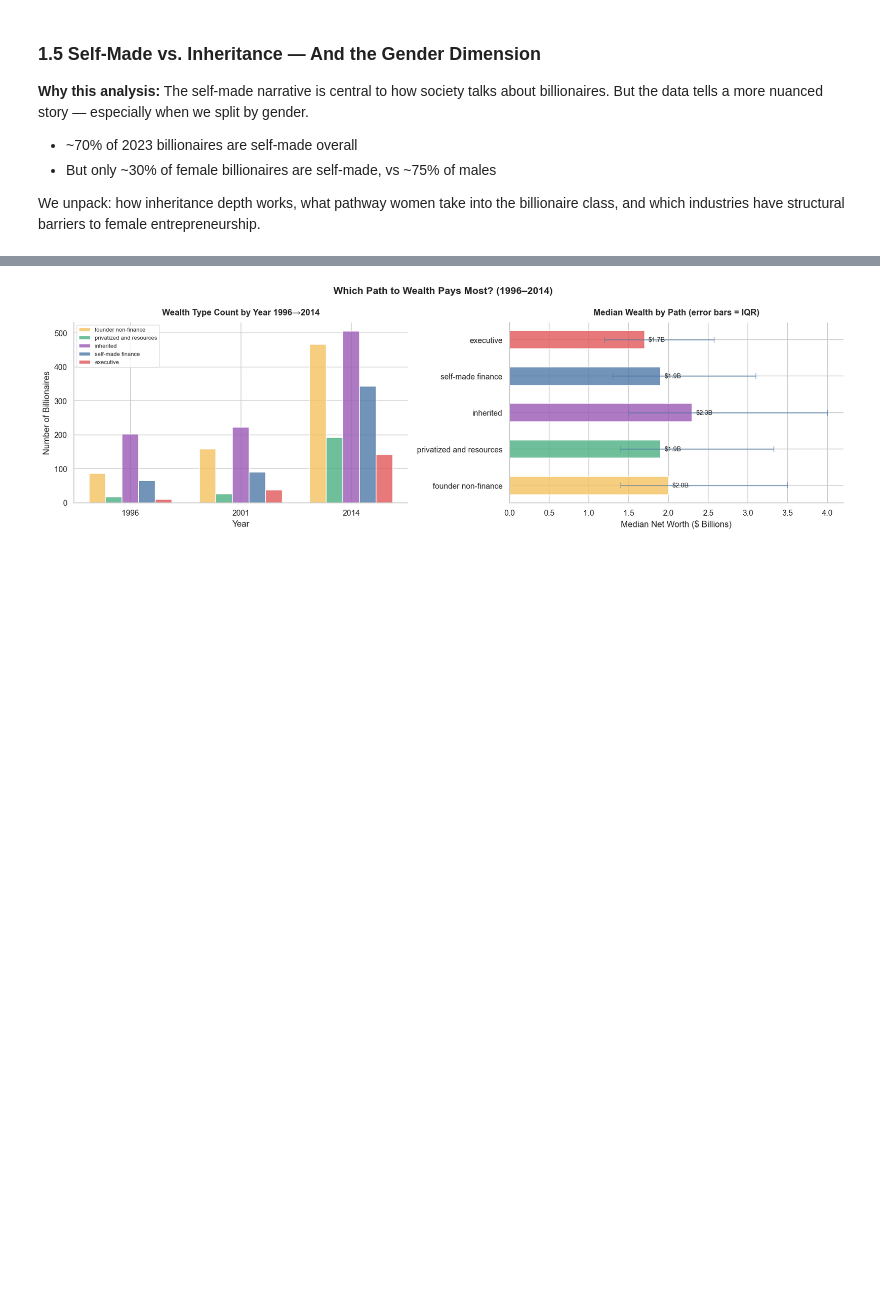
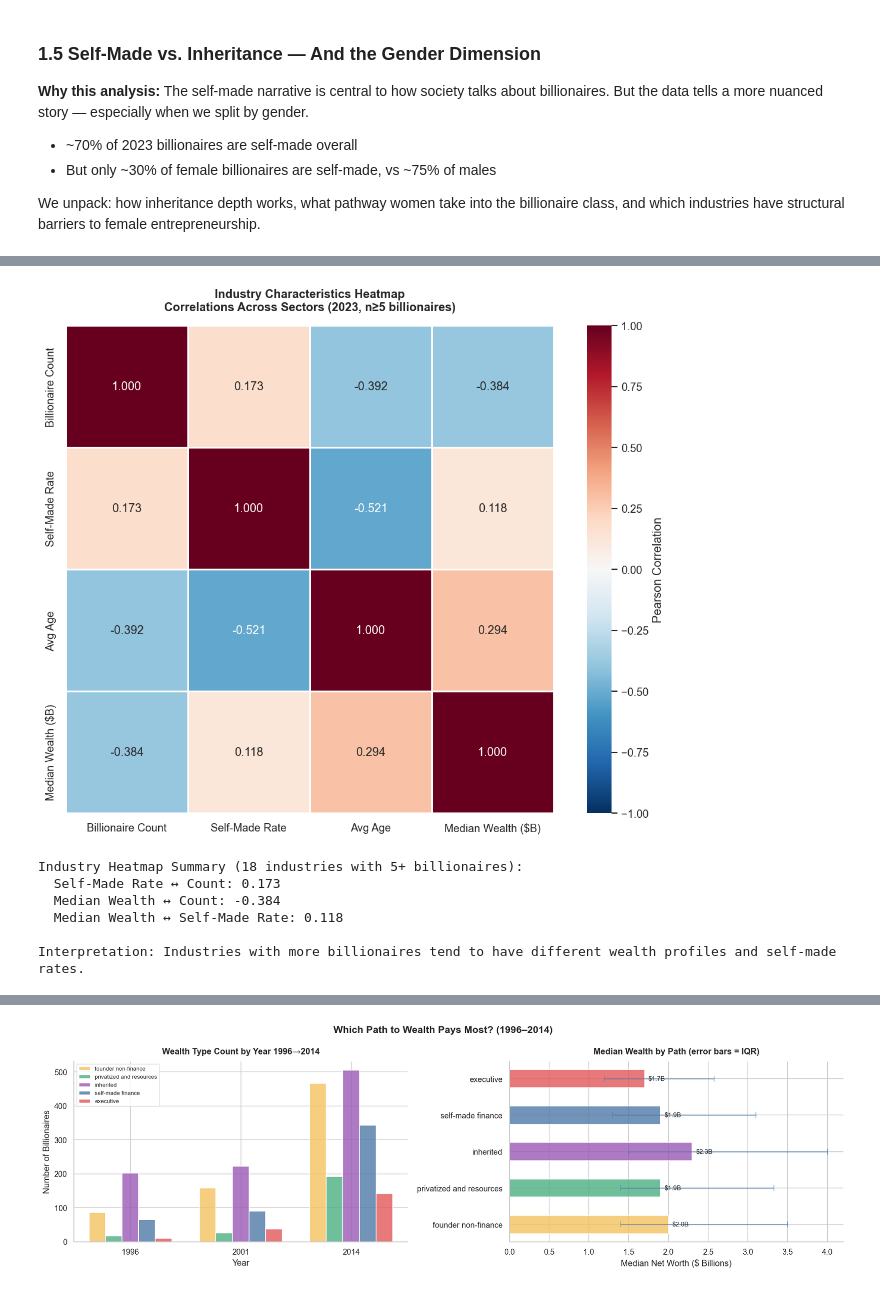
Before and after one commit to suhani-pandey/Final-Assignment_SocialDataVisualization, a Jupyter notebook: Final assignemnt.ipynb, the cells around one changed output, grey strips where cells are left out. Drawn from its saved outputs; the diff is of its cells as text; code cells hidden in the pictures; blank space fills up the shorter version.

Commit message:
only caption left to add and also some reference if necessary

```diff
--- a/Final assignemnt.ipynb
+++ b/Final assignemnt.ipynb
@@ -1473,0 +1482,56 @@ We unpack: how inheritance depth works, what pathway women take into the billion
+# %%
+# ── Industry Characteristics Heatmap ──
+import seaborn as sns
+from scipy import stats
+
+# Build industry-level metrics for correlation
+industry_metrics = df.groupby('industries').agg({
+    'finalWorth': ['count', 'median'],  # billionaire count and median wealth
+    'self_made': 'mean',                # self-made rate
+    'age': 'mean'                       # average age
+}).reset_index()
+
+# Flatten multi-level columns
+industry_metrics.columns = ['Industry', 'Billionaire Count', 'Median Wealth ($M)', 'Self-Made Rate', 'Avg Age']
+
+# Convert self-made rate to percentage (0-1 scale to 0-100)
+industry_metrics['Self-Made Rate'] = industry_metrics['Self-Made Rate'] * 100
+
+# Convert median wealth from millions to billions
+industry_metrics['Median Wealth ($B)'] = industry_metrics['Median Wealth ($M)'] / 1000
+
+# Keep only industries with 5+ billionaires (to avoid noise)
+industry_metrics = industry_metrics[industry_metrics['Billionaire Count'] >= 5].reset_index(drop=True)
+
+# Prepare data for correlation (use standardized scores for better visualization)
+corr_cols = ['Billionaire Count', 'Self-Made Rate', 'Avg Age', 'Median Wealth ($B)']
+industry_norm = industry_metrics[corr_cols].copy()
+for col in corr_cols:
+    industry_norm[col] = stats.zscore(industry_norm[col].dropna())
+
+# Calculate correlation matrix
+corr_matrix = industry_norm.corr().round(3)
+
+# Plot heatmap
+fig, ax = plt.subplots(figsize=(10, 8))
+sns.heatmap(corr_matrix, annot=True, fmt='.3f', cmap='RdBu_r', center=0,
+            cbar_kws={'label': 'Pearson Correlation'}, vmin=-1, vmax=1,
+            linewidths=1.5, linecolor='white', ax=ax, square=True)
+ax.set_title('Industry Characteristics Heatmap\nCorrelations Across Sectors (2023, n≥5 billionaires)',
+             fontsize=12, fontweight='bold', pad=15)
+plt.tight_layout()
+plt.show()
+
+print(f"\nIndustry Heatmap Summary ({len(industry_metrics)} industries with 5+ billionaires):")
+print(f"  Self-Made Rate ↔ Count: {corr_matrix.loc['Self-Made Rate', 'Billionaire Count']:.3f}")
+print(f"  Median Wealth ↔ Count: {corr_matrix.loc['Median Wealth ($B)', 'Billionaire Count']:.3f}")
+print(f"  Median Wealth ↔ Self-Made Rate: {corr_matrix.loc['Median Wealth ($B)', 'Self-Made Rate']:.3f}")
+print("\nInterpretation: Industries with more billionaires tend to have different wealth profiles and self-made rates.")
+# %% [output]
+[figure, added]
+Industry Heatmap Summary (18 industries with 5+ billionaires):
+  Self-Made Rate ↔ Count: 0.173
+  Median Wealth ↔ Count: -0.384
+  Median Wealth ↔ Self-Made Rate: 0.118
+
+Interpretation: Industries with more billionaires tend to have different wealth profiles and self-made rates.
```
Also changed, not shown: parts of 14 cells of this notebook.
